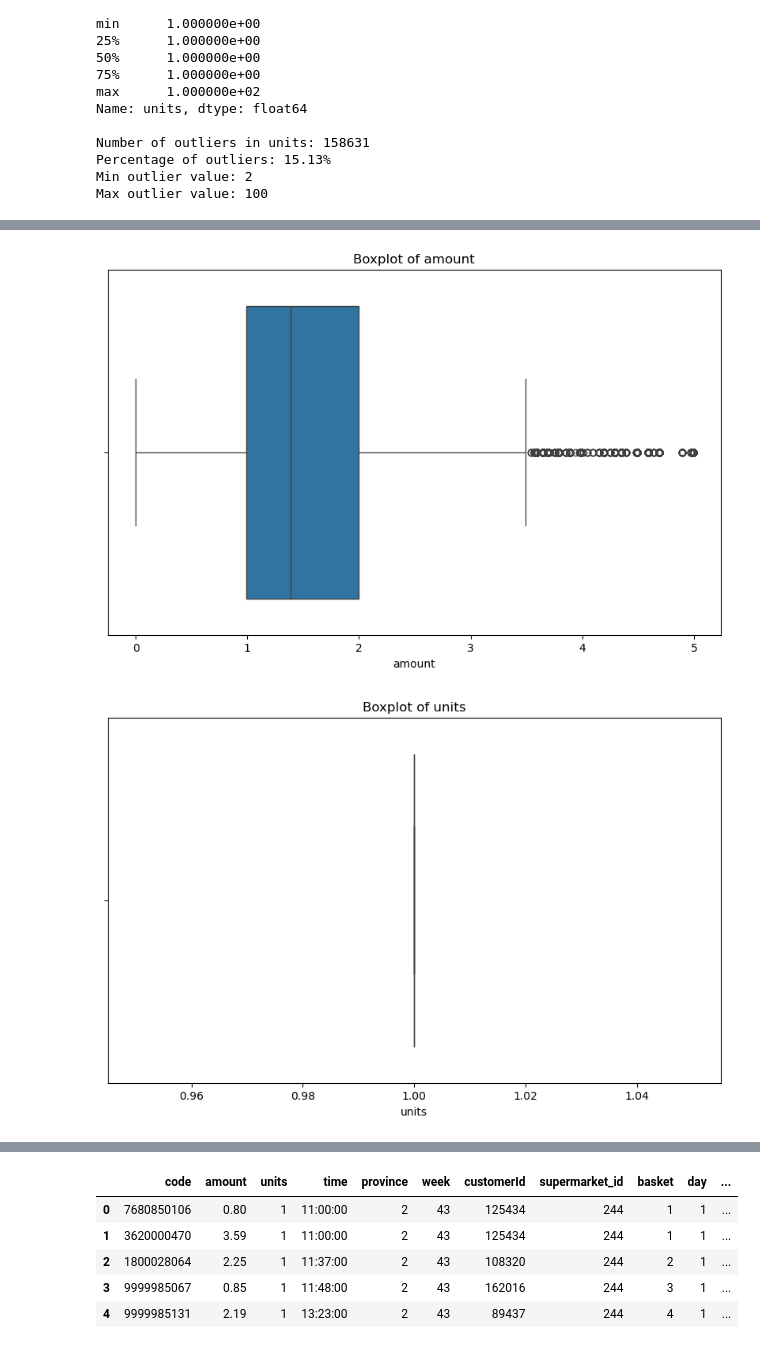
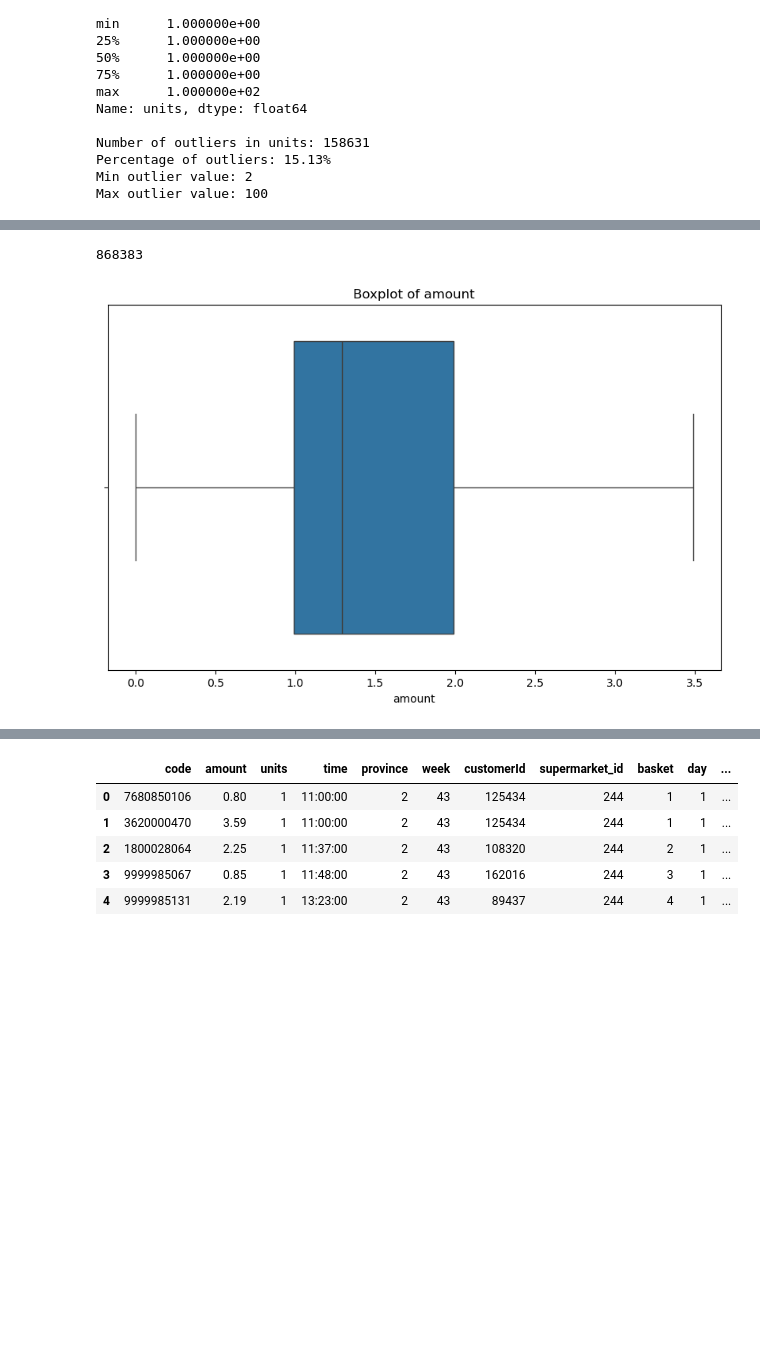
Before and after one commit to Kusalani/Sales-and-Promotions-Analysis, a Jupyter notebook: models/Data preparation.ipynb, the cells around one changed output, grey strips where cells are left out. Cells and saved outputs as stored; diff of their text form; code cells hidden in the pictures; blank space fills up the shorter version.

Commit message:
outliers update

```diff
--- a/models/Data preparation.ipynb
+++ b/models/Data preparation.ipynb
@@ -331,10 +331,11 @@ Percentage of outliers: 15.13%
 Min outlier value: 2
 Max outlier value: 100
 # %%
+# 1. Handle outliers in 'amount' and 'units'
 def remove_outliers(df, column):
     Q1 = df[column].quantile(0.25)
     Q3 = df[column].quantile(0.75)
     IQR = Q3 - Q1
-    lower_bound = Q1 - 3 * IQR  # Using 3 instead of 1.5 to be more conservative
-    upper_bound = Q3 + 3 * IQR
+    lower_bound = Q1 - 1.5 * IQR
+    upper_bound = Q3 + 1.5 * IQR
     return df[(df[column] >= lower_bound) & (df[column] <= upper_bound)]
@@ -355,0 +342,3 @@ Removed 0 rows (0.00% of data)
+# %%
+sales_df = remove_outliers(sales_df, 'amount')
+sales_df = remove_outliers(sales_df, 'units')
@@ -355,0 +378,3 @@ Removed 0 rows (0.00% of data)
+# %%
+sales_df= sales_df[sales_df['amount']<= 3.5]
+sales_df
@@ -356,7 +395,9 @@ Removed 0 rows (0.00% of data)
+# %%
+sales_df['amount'].count()
+# %% [output]
+868383
 # %%
 # Plot boxplots after removing outliers
-plot_boxplot(sales_df_cleaned, 'amount')
-plot_boxplot(sales_df_cleaned, 'units')
+plot_boxplot(sales_df, 'amount')
 # %% [output]
-[figure, old version]
+[figure, new version]
-[figure, removed]
```
Also changed, not shown: parts of 8 cells of this notebook.
